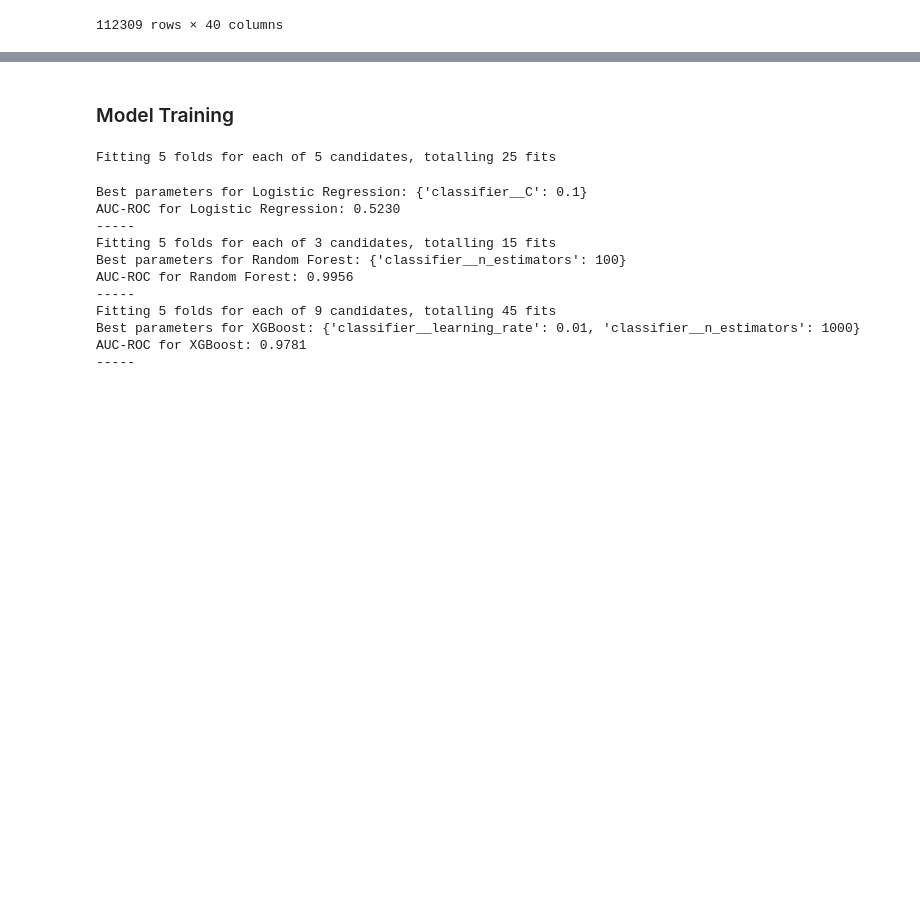
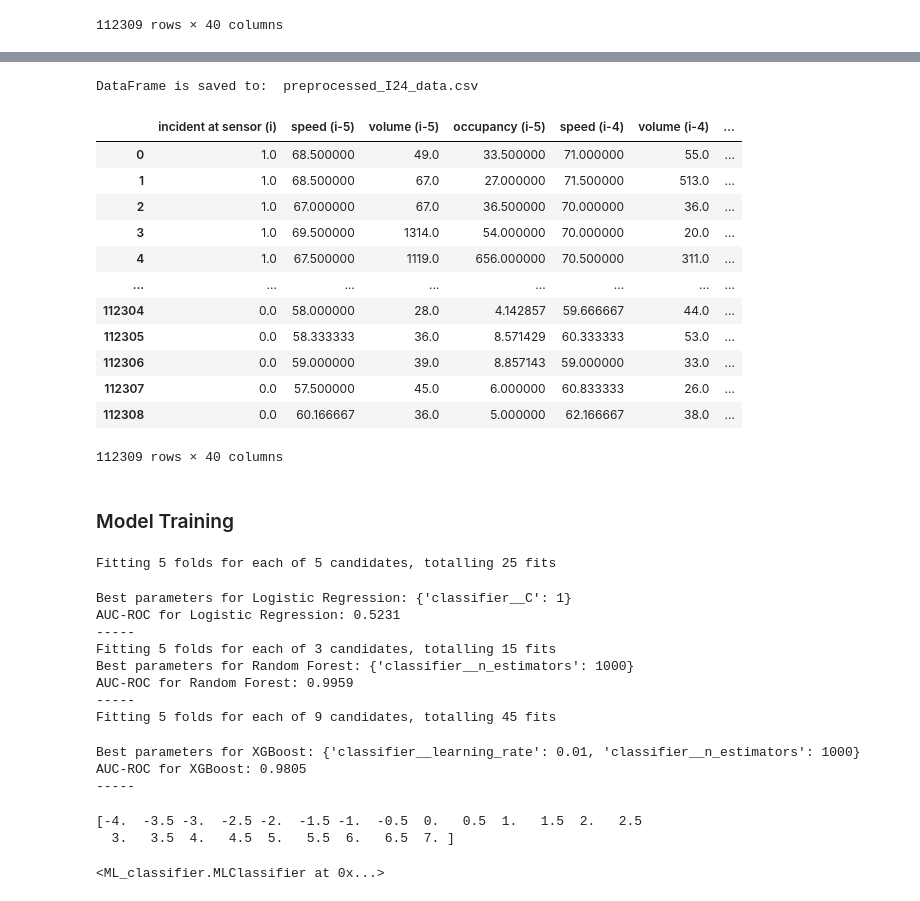
Before and after one commit to GrzybML/Reproducible_research_project, a Jupyter notebook: I24_main.ipynb, the cells around one changed output, grey strips where cells are left out. Drawn from its saved outputs; the diff is of its cells as text; code cells hidden in the pictures; blank space fills up the shorter version.

```diff
--- a/I24_main.ipynb
+++ b/I24_main.ipynb
@@ -171,3 +170,26 @@ preprocessed_I24_data
+# %%
+filename = 'preprocessed_I24_data.csv'
+preprocessed_I24_data.to_csv(filename, index=False)
+print("DataFrame is saved to: ", filename)
+# %% [output]
+DataFrame is saved to:  preprocessed_I24_data.csv
+# %%
+preprocessed_I24_data = pd.read_csv('preprocessed_I24_data.csv', low_memory=False)
+preprocessed_I24_data
+# %% [output]
+|  | incident at sensor (i) | speed (i-5) | volume (i-5) | occupancy (i-5) | speed (i-4) | volume (i-4) | ... |
+| 0 | 1.0 | 68.500000 | 49.0 | 33.500000 | 71.000000 | 55.0 | ... |
+| 1 | 1.0 | 68.500000 | 67.0 | 27.000000 | 71.500000 | 513.0 | ... |
+| 2 | 1.0 | 67.000000 | 67.0 | 36.500000 | 70.000000 | 36.0 | ... |
+| 3 | 1.0 | 69.500000 | 1314.0 | 54.000000 | 70.000000 | 20.0 | ... |
+| 4 | 1.0 | 67.500000 | 1119.0 | 656.000000 | 70.500000 | 311.0 | ... |
+| ... | ... | ... | ... | ... | ... | ... | ... |
+| 112304 | 0.0 | 58.000000 | 28.0 | 4.142857 | 59.666667 | 44.0 | ... |
+| 112305 | 0.0 | 58.333333 | 36.0 | 8.571429 | 60.333333 | 53.0 | ... |
+| 112306 | 0.0 | 59.000000 | 39.0 | 8.857143 | 59.000000 | 33.0 | ... |
+| 112307 | 0.0 | 57.500000 | 45.0 | 6.000000 | 60.833333 | 26.0 | ... |
+| 112308 | 0.0 | 60.166667 | 36.0 | 5.000000 | 62.166667 | 38.0 | ... |
+112309 rows × 40 columns
 # %% [markdown]
 ### Model Training
 # %%
@@ -175,14 +197,23 @@ classifier = MLClassifier(data=preprocessed_I24_data, target='incident at sensor
 classifier.train_models()
 # %% [output]
 Fitting 5 folds for each of 5 candidates, totalling 25 fits
-Best parameters for Logistic Regression: {'classifier__C': 0.1}
-AUC-ROC for Logistic Regression: 0.5230
+Best parameters for Logistic Regression: {'classifier__C': 1}
+AUC-ROC for Logistic Regression: 0.5231
 -----
 Fitting 5 folds for each of 3 candidates, totalling 15 fits
-Best parameters for Random Forest: {'classifier__n_estimators': 100}
-AUC-ROC for Random Forest: 0.9956
+Best parameters for Random Forest: {'classifier__n_estimators': 1000}
+AUC-ROC for Random Forest: 0.9959
 -----
 Fitting 5 folds for each of 9 candidates, totalling 45 fits
-Best parameters for XGBoost: {'classifier__learning_rate': 0.01, 'classifier__n_estimators': 1000}
-AUC-ROC for XGBoost: 0.9781
------
+Best parameters for XGBoost: {'classifier__learning_rate': 0.01, 'classifier__n_estimators': 1000}
+AUC-ROC for XGBoost: 0.9805
+-----
+# %%
+preprocessed_I24_data_short = preprocessed_I24_data[:1100]
+preprocessed_I24_data_short.describe()
+print(preprocessed_I24_data_short['time_diff'].unique())  # See all unique values of time_diff
+classifier = MLClassifier(data=preprocessed_I24_data_short, target='incident at sensor (i)')
+# %% [output]
+[-4.  -3.5 -3.  -2.5 -2.  -1.5 -1.  -0.5  0.   0.5  1.   1.5  2.   2.5
+  3.   3.5  4.   4.5  5.   5.5  6.   6.5  7. ]
+<ML_classifier.MLClassifier at 0x...>
```
Also changed, not shown: parts of 4 cells of this notebook.
